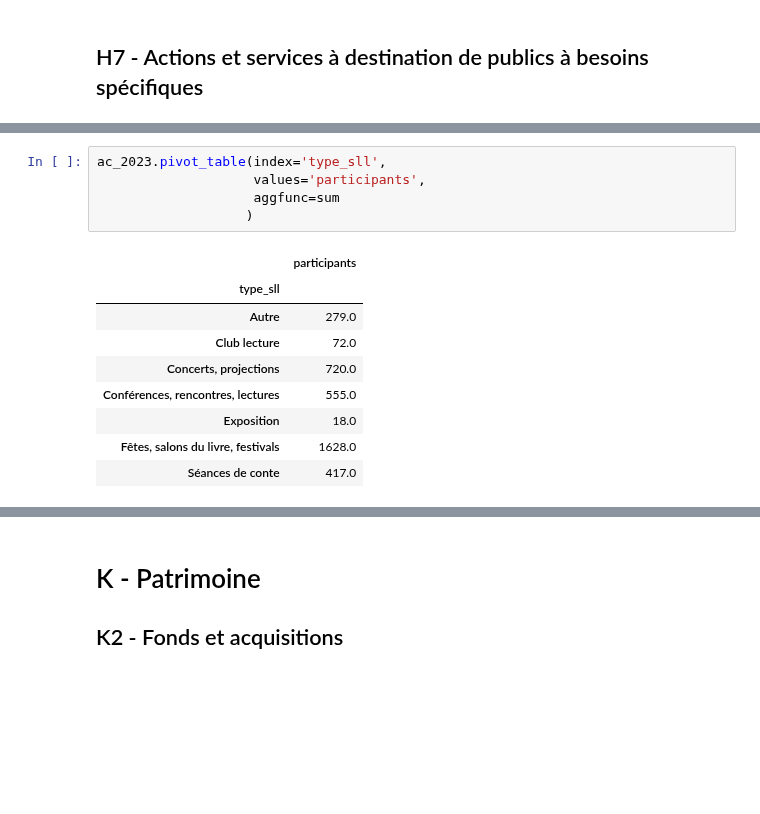
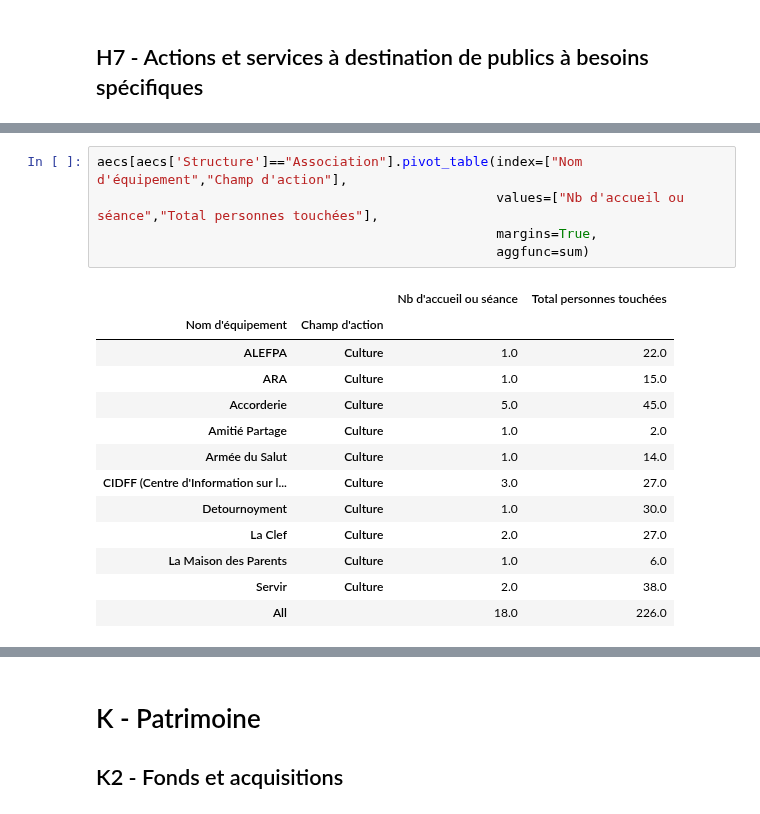
Before and after one commit to medrbx/kibini2, a Jupyter notebook: kibini/notebook_sll.ipynb, the cells around one changed output, grey strips where cells are left out. Cells and saved outputs as stored; diff of their text form; blank space fills up the shorter version.

```diff
--- a/kibini/notebook_sll.ipynb
+++ b/kibini/notebook_sll.ipynb
@@ -1516,15 +1342,19 @@ ac_2023.pivot_table(index=['type_sll','public_sll'],
-# %%
-ac_2023.pivot_table(index='type_sll',
-                    values='participants',
-                    aggfunc=sum
-                   )
-# %% [output]
-|  | participants |
-| type_sll |  |
-| Autre | 279.0 |
-| Club lecture | 72.0 |
-| Concerts, projections | 720.0 |
-| Conférences, rencontres, lectures | 555.0 |
-| Exposition | 18.0 |
-| Fêtes, salons du livre, festivals | 1628.0 |
-| Séances de conte | 417.0 |
+# %%
+aecs[aecs['Structure']=="Association"].pivot_table(index=["Nom d'équipement","Champ d'action"],
+                                                   values=["Nb d'accueil ou séance","Total personnes touchées"],
+                                                   margins=True,
+                                                   aggfunc=sum)
+# %% [output]
+|  |  | Nb d'accueil ou séance | Total personnes touchées |
+| Nom d'équipement | Champ d'action |  |  |
+| ALEFPA | Culture | 1.0 | 22.0 |
+| ARA | Culture | 1.0 | 15.0 |
+| Accorderie | Culture | 5.0 | 45.0 |
+| Amitié Partage | Culture | 1.0 | 2.0 |
+| Armée du Salut | Culture | 1.0 | 14.0 |
+| CIDFF (Centre d'Information sur l... | Culture | 3.0 | 27.0 |
+| Detournoyment | Culture | 1.0 | 30.0 |
+| La Clef | Culture | 2.0 | 27.0 |
+| La Maison des Parents | Culture | 1.0 | 6.0 |
+| Servir | Culture | 2.0 | 38.0 |
+| All |  | 18.0 | 226.0 |
```
Also changed, not shown: parts of 73 cells of this notebook.
